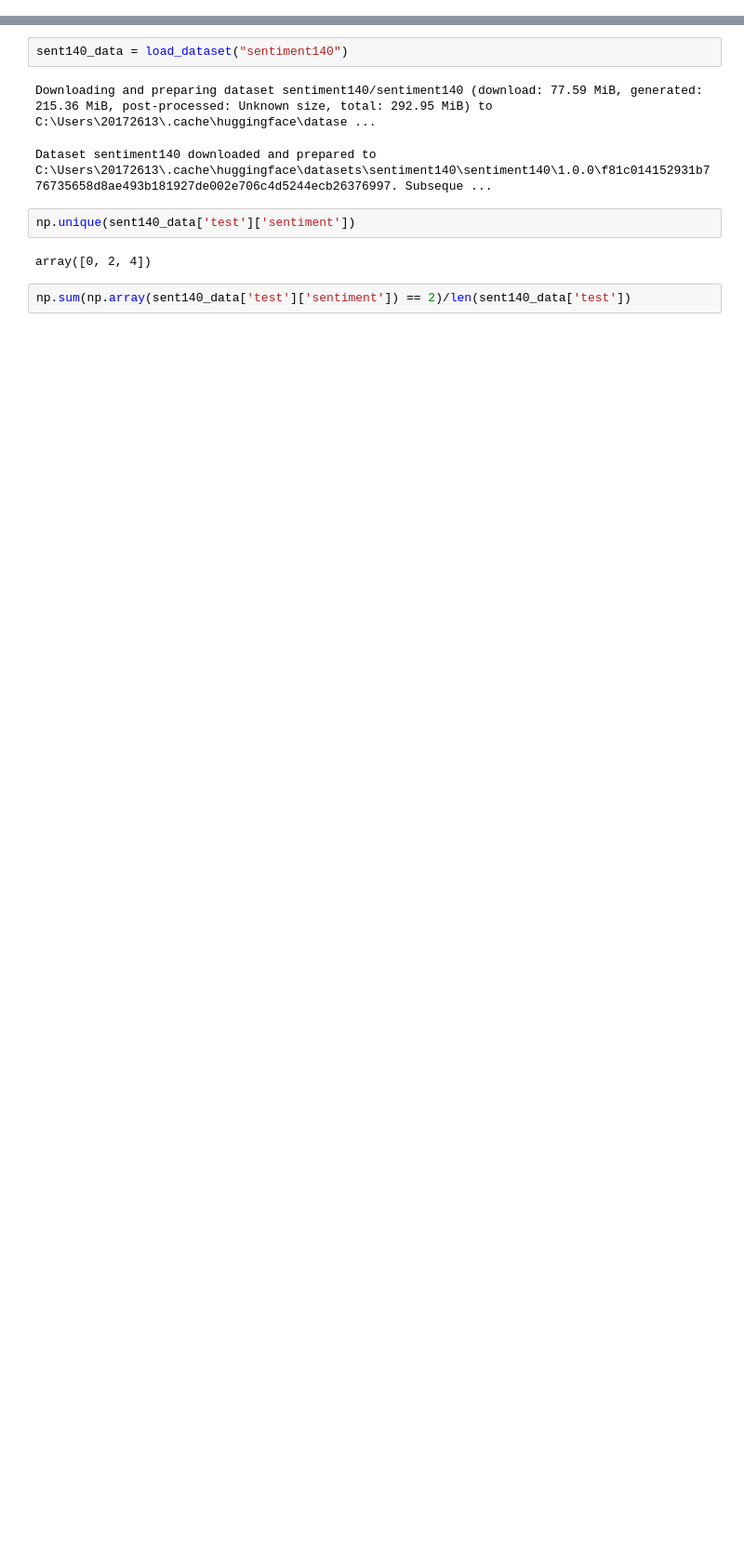
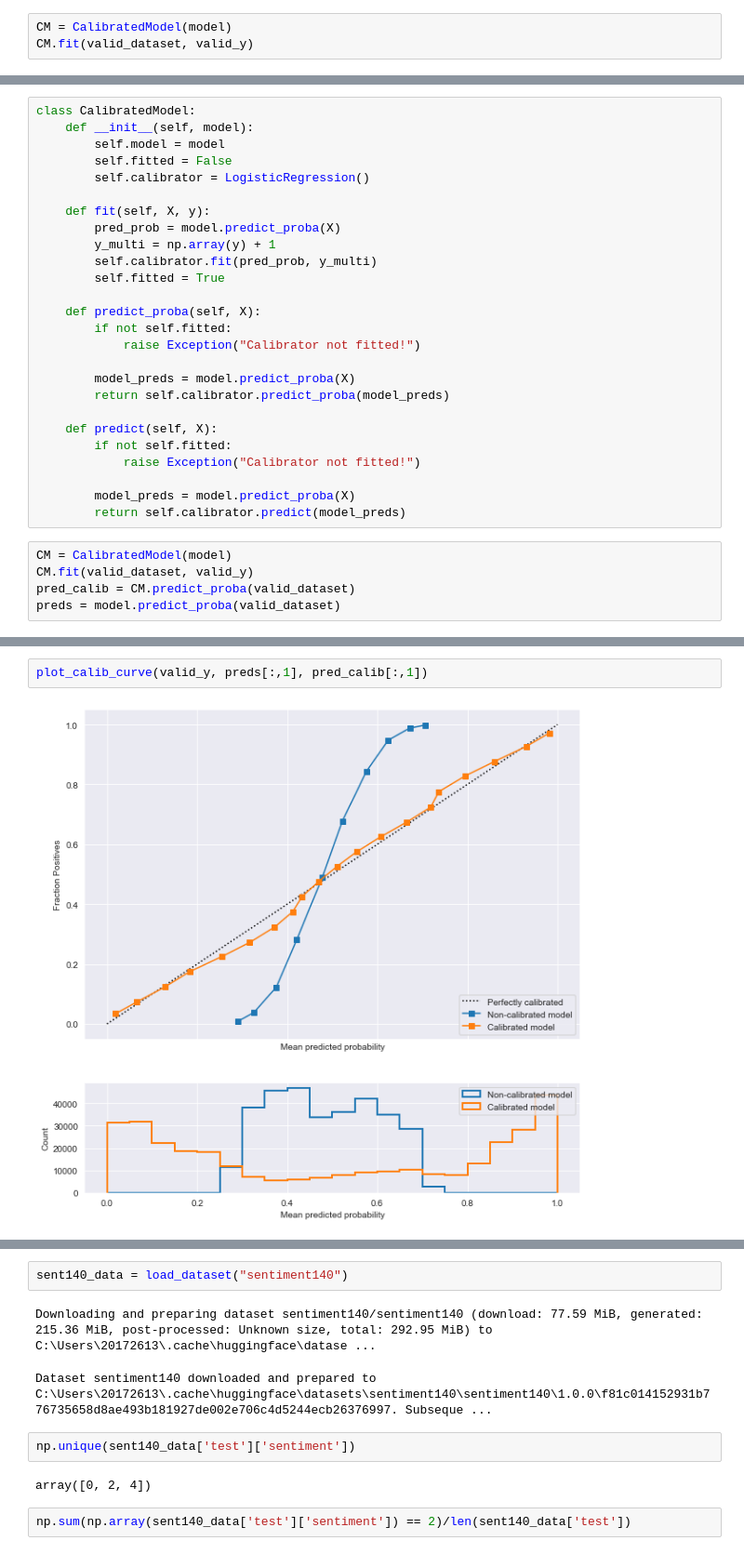
Before and after one commit to jmniederle/product-sentiment, a Jupyter notebook: sentiment_model/sentiment_model.ipynb, the cells around one changed output, grey strips where cells are left out. Shown at 93% size. Saved outputs shown, nothing was run; the diff lists cells and outputs as text; blank space fills up the shorter version.

Commit message:
Added model calibration functionality

```diff
--- a/sentiment_model/sentiment_model.ipynb
+++ b/sentiment_model/sentiment_model.ipynb
@@ -15,0 +45,3 @@ from sentiment_model.data_utils.tweet_dataset import TweetDataset, pad_batch
+# %%
+CM = CalibratedModel(model)
+CM.fit(valid_dataset, valid_y)
@@ -15,0 +78,31 @@ from sentiment_model.data_utils.tweet_dataset import TweetDataset, pad_batch
+# %%
+class CalibratedModel:
+    def __init__(self, model):
+        self.model = model
+        self.fitted = False
+        self.calibrator = LogisticRegression()
+
+    def fit(self, X, y):
+        pred_prob = model.predict_proba(X)
+        y_multi = np.array(y) + 1
+        self.calibrator.fit(pred_prob, y_multi)
+        self.fitted = True
+
+    def predict_proba(self, X):
+        if not self.fitted:
+            raise Exception("Calibrator not fitted!")
+
+        model_preds = model.predict_proba(X)
+        return self.calibrator.predict_proba(model_preds)
+
+    def predict(self, X):
+        if not self.fitted:
+            raise Exception("Calibrator not fitted!")
+
+        model_preds = model.predict_proba(X)
+        return self.calibrator.predict(model_preds)
+# %%
+CM = CalibratedModel(model)
+CM.fit(valid_dataset, valid_y)
+pred_calib = CM.predict_proba(valid_dataset)
+preds = model.predict_proba(valid_dataset)
@@ -15,0 +111,4 @@ from sentiment_model.data_utils.tweet_dataset import TweetDataset, pad_batch
+# %%
+plot_calib_curve(valid_y, preds[:,1], pred_calib[:,1])
+# %% [output]
+[figure, added]
```
Also changed, not shown: parts of 8 cells of this notebook, 5 other files.
